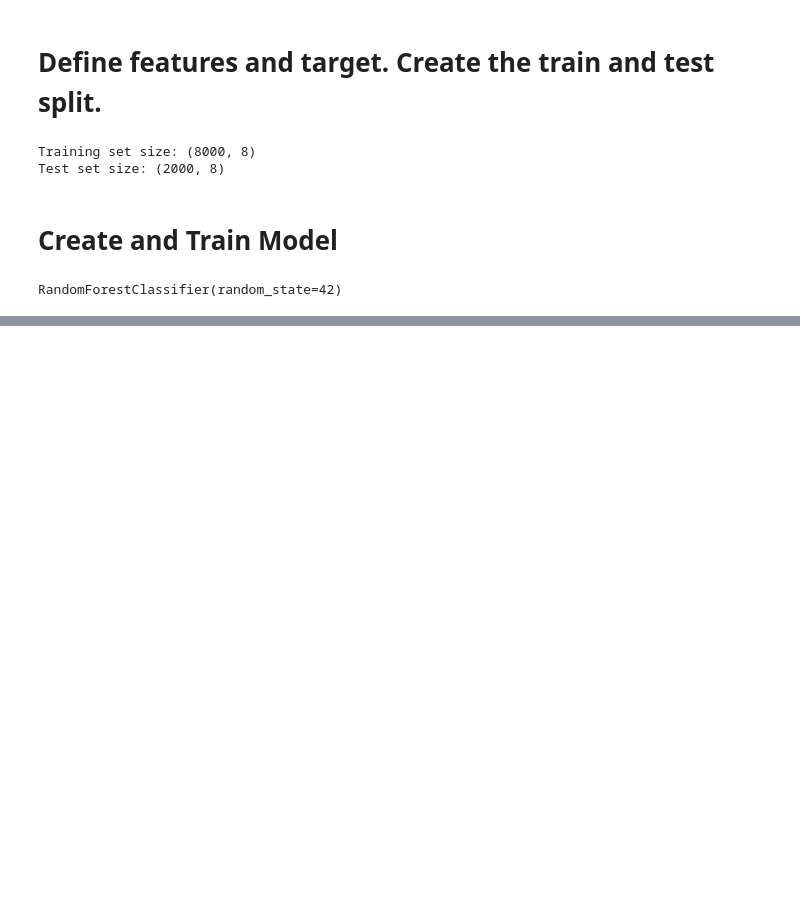
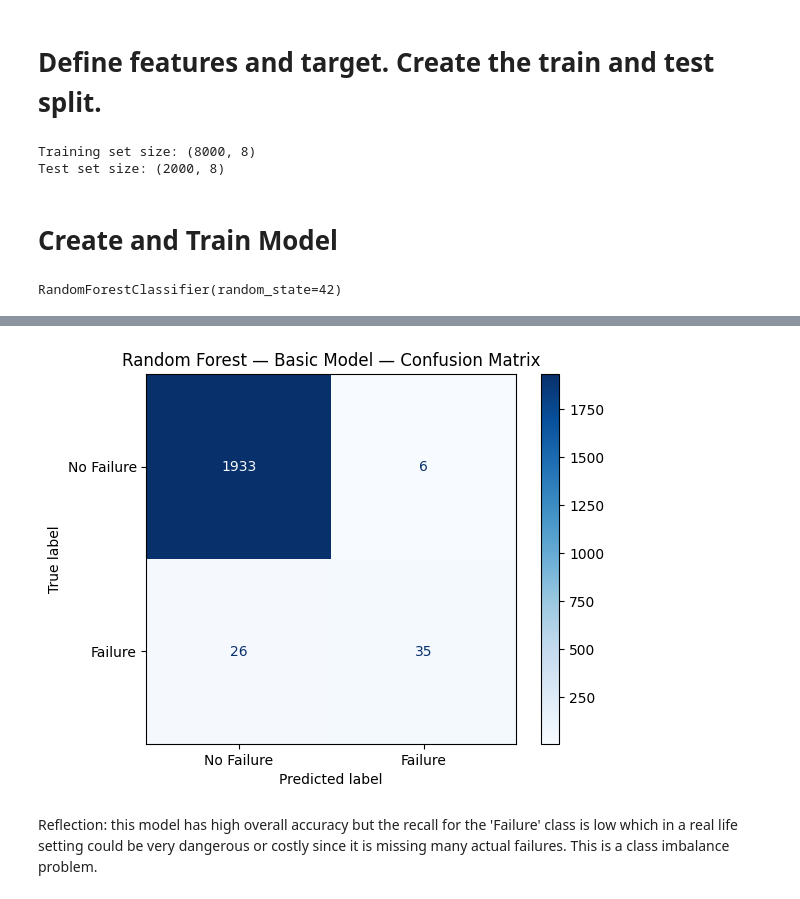
Before and after one commit to sba25046/ml-test, a Jupyter notebook: machine_failure_random_forest_code.ipynb, the cells around one changed output, grey strips where cells are left out. Cells and saved outputs as stored; diff of their text form; code cells hidden in the pictures; blank space fills up the shorter version.

```diff
--- a/machine_failure_random_forest_code.ipynb
+++ b/machine_failure_random_forest_code.ipynb
@@ -138,0 +141,4 @@ RandomForestClassifier(random_state=42)
+# %%
+y_pred = rf_model.predict(X_test)
+
+print(classification_report(y_test, y_pred, target_names=['No Failure', 'Failure']))
@@ -138,0 +154,10 @@ RandomForestClassifier(random_state=42)
+# %%
+cm = confusion_matrix(y_test, y_pred)
+disp = ConfusionMatrixDisplay(confusion_matrix=cm, display_labels=['No Failure', 'Failure'])
+disp.plot(cmap='Blues')
+plt.title('Random Forest — Basic Model — Confusion Matrix')
+plt.show()
+# %% [output]
+[figure, added]
+# %% [markdown]
+Reflection: this model has high overall accuracy but the recall for the 'Failure' class is low which in a real life setting could be very dangerous or costly since it is missing many actual failures. This is a class imbalance problem.
```
Also changed, not shown: parts of 2 cells of this notebook.
